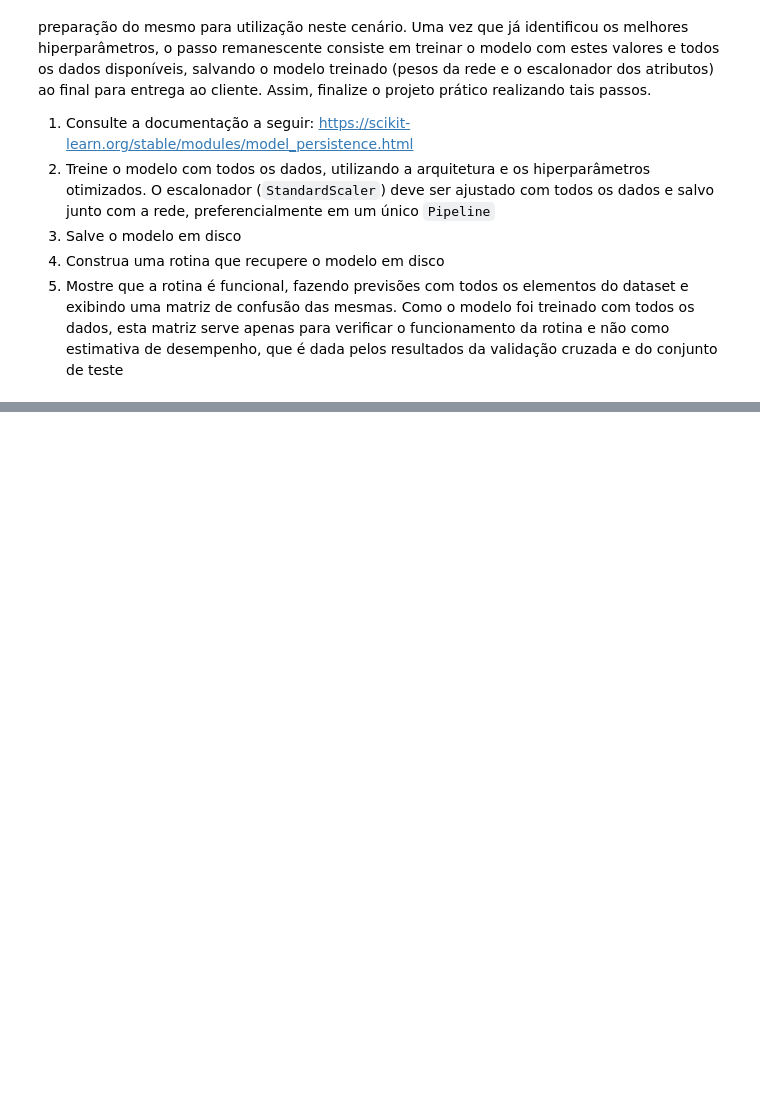
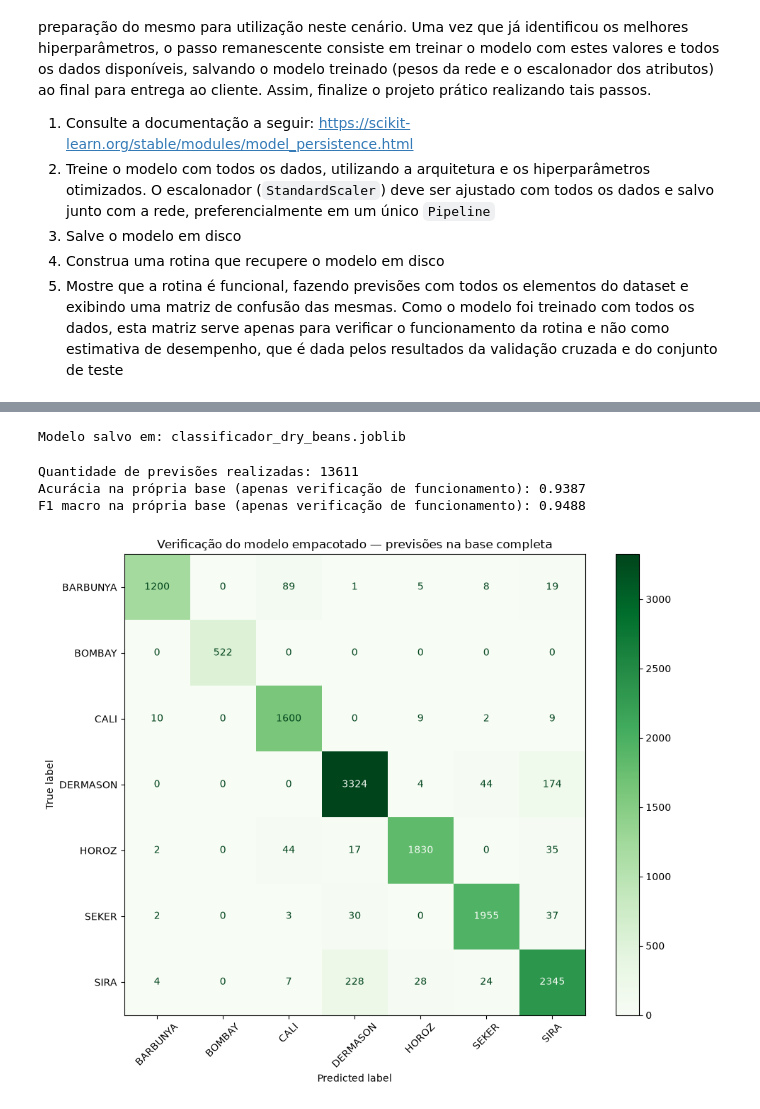
Before and after one commit to arthur-rezende/rna-2026-pp2-2, a Jupyter notebook: notebook/PP2.2.3.ipynb, the cells around one changed output, grey strips where cells are left out. Saved outputs shown, nothing was run; the diff lists cells and outputs as text; code cells hidden in the pictures; blank space fills up the shorter version.

```diff
--- a/notebook/PP2.2.3.ipynb
+++ b/notebook/PP2.2.3.ipynb
@@ -215,0 +397,56 @@ https://scikit-learn.org/stable/modules/model_persistence.html
+# %%
+# Pipeline final: scaler + MLP com os hiperparâmetros encontrados
+modelo_final = Pipeline([
+    ("scaler", StandardScaler()),
+    ("mlp", MLPClassifier(
+        random_state=42,
+        hidden_layer_sizes=melhores_parametros["mlp__hidden_layer_sizes"],
+        activation=melhores_parametros["mlp__activation"],
+        solver=melhores_parametros["mlp__solver"],
+        batch_size=melhores_parametros["mlp__batch_size"],
+        learning_rate_init=melhores_parametros["mlp__learning_rate_init"],
+        n_iter_no_change=melhores_parametros["mlp__n_iter_no_change"],
+        max_iter=melhores_parametros["mlp__max_iter"]
+    ))
+])
+
+# Treinando com todos os dados disponíveis
+modelo_final.fit(X, y)
+
+# Salvando o Pipeline completo em um único arquivo
+nome_arquivo = "classificador_dry_beans.joblib"
+joblib.dump(modelo_final, nome_arquivo)
+print(f"Modelo salvo em: {nome_arquivo}")
+# %% [output]
+Modelo salvo em: classificador_dry_beans.joblib
+# %%
+# Recuperando o modelo salvo em disco
+modelo_carregado = joblib.load("classificador_dry_beans.joblib")
+
+# Verificando a rotina de inferência com todas as amostras
+previsoes_completas = modelo_carregado.predict(X)
+
+print("Quantidade de previsões realizadas:", len(previsoes_completas))
+print("Acurácia na própria base (apenas verificação de funcionamento):",
+      f"{accuracy_score(y, previsoes_completas):.4f}")
+print("F1 macro na própria base (apenas verificação de funcionamento):",
+      f"{f1_score(y, previsoes_completas, average='macro'):.4f}")
+
+cm_completa = confusion_matrix(
+    y, previsoes_completas,
+    labels=modelo_carregado.named_steps["mlp"].classes_
+)
+disp_completa = ConfusionMatrixDisplay(
+    confusion_matrix=cm_completa,
+    display_labels=modelo_carregado.named_steps["mlp"].classes_
+)
+fig, ax = plt.subplots(figsize=(10, 8))
+disp_completa.plot(ax=ax, cmap="Greens", xticks_rotation=45, values_format="d")
+ax.set_title("Verificação do modelo empacotado — previsões na base completa")
+plt.tight_layout()
+plt.show()
+# %% [output]
+Quantidade de previsões realizadas: 13611
+Acurácia na própria base (apenas verificação de funcionamento): 0.9387
+F1 macro na própria base (apenas verificação de funcionamento): 0.9488
+[figure, added]
```
Also changed, not shown: parts of 11 cells of this notebook, 2 other files.
